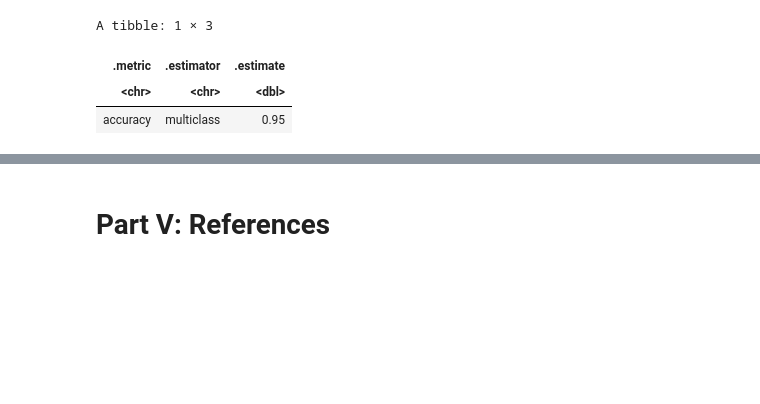
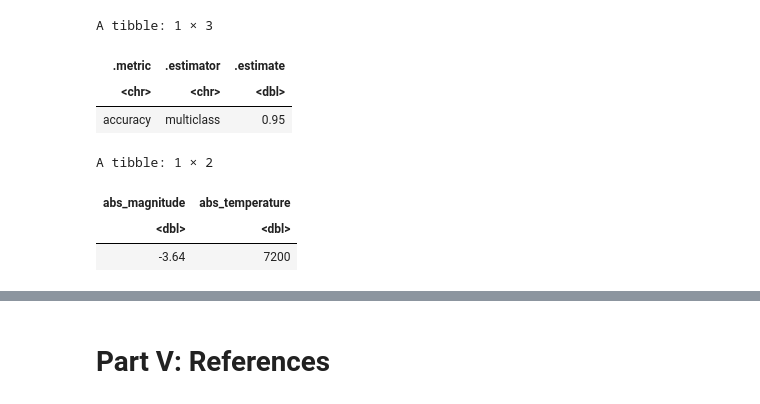
Before and after one commit to uchou92/dcsi-100-2023w1-group-28, a Jupyter notebook: Project_Proposal.ipynb, the cells around one changed output, grey strips where cells are left out. Drawn from its saved outputs; the diff is of its cells as text; code cells hidden in the pictures; blank space fills up the shorter version.

Commit message:
added polaris and ran classification on it

```diff
--- a/Project_Proposal.ipynb
+++ b/Project_Proposal.ipynb
@@ -252,3 +252,11 @@ A tibble: 1 × 3
 | .metric | .estimator | .estimate |
 | <chr> | <chr> | <dbl> |
 | accuracy | multiclass | 0.95 |
+# %%
+polaris <- tibble(abs_magnitude= -3.64, abs_temperature= 7200)
+polaris
+# %% [output]
+A tibble: 1 × 2
+| abs_magnitude | abs_temperature |
+| <dbl> | <dbl> |
+| -3.64 | 7200 |
```
Also changed, not shown: parts of 3 cells of this notebook.
